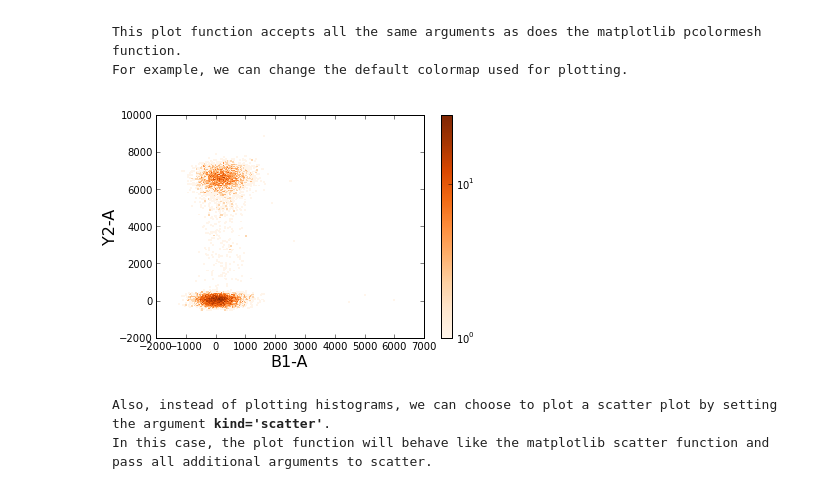
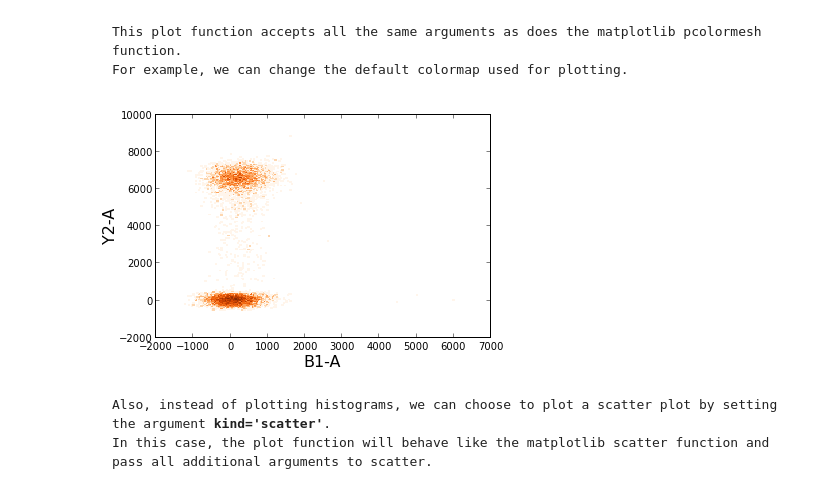
Before and after one commit to eyurtsev/FlowCytometryTools, a Jupyter notebook: doc/Cookbook.ipynb, the cells around one changed output. Cells and saved outputs as stored; diff of their text form; code cells hidden in the pictures.

```diff
--- a/doc/Cookbook.ipynb
+++ b/doc/Cookbook.ipynb
@@ -41,0 +41,7 @@ FlowCytometryTools/tests/data/Plate01
+# %%
+# You can insert your own directory instead of datadir here.
+datadir = os.path.join(FlowCytometryTools.__path__[0], 'tests', 'data', 'Plate01')
+print 'Loading files from directory path: {0}'.format(datadir)
+
+# Load the files
+plate = FCPlate.from_dir(ID='Test Plate', path=datadir)
@@ -42,3 +55,8 @@ FlowCytometryTools/tests/data/Plate01
+# %%
+plate = FCPlate.from_dir(ID='Test Plate', path=datadir).transform('hlog', channels=('Y2-A', 'B1-A'))
+# The line above is equivalent to the two steps below.
+# plate = FCPlate.from_dir(ID='Test Plate', path=datadir)
+# plate = plate.transform('hlog', channels=('Y2-A', 'B1-A'))
 # %% [markdown]
 ### Examine the contents of the plate
 # %% [raw]
@@ -187,9 +176,9 @@ This plot function accepts all the same arguments as does the matplotlib pcolorm
 For example, we can change the default colormap used for plotting.
 </pre>
 # %%
-well.plot(['B1-A', 'Y2-A'], transform=('hlog', 'hlog'), cmap=cm.Oranges);
+well.plot(['B1-A', 'Y2-A'], cmap=cm.Oranges, colorbar=False);
 # %% [output]
-[figure, old version]
+[figure, new version]
 # %% [markdown]
 <pre>
 Also, instead of plotting histograms, we can choose to plot a scatter plot by setting the argument <b>kind='scatter'</b>.
```
Also changed, not shown: parts of 79 cells of this notebook.
